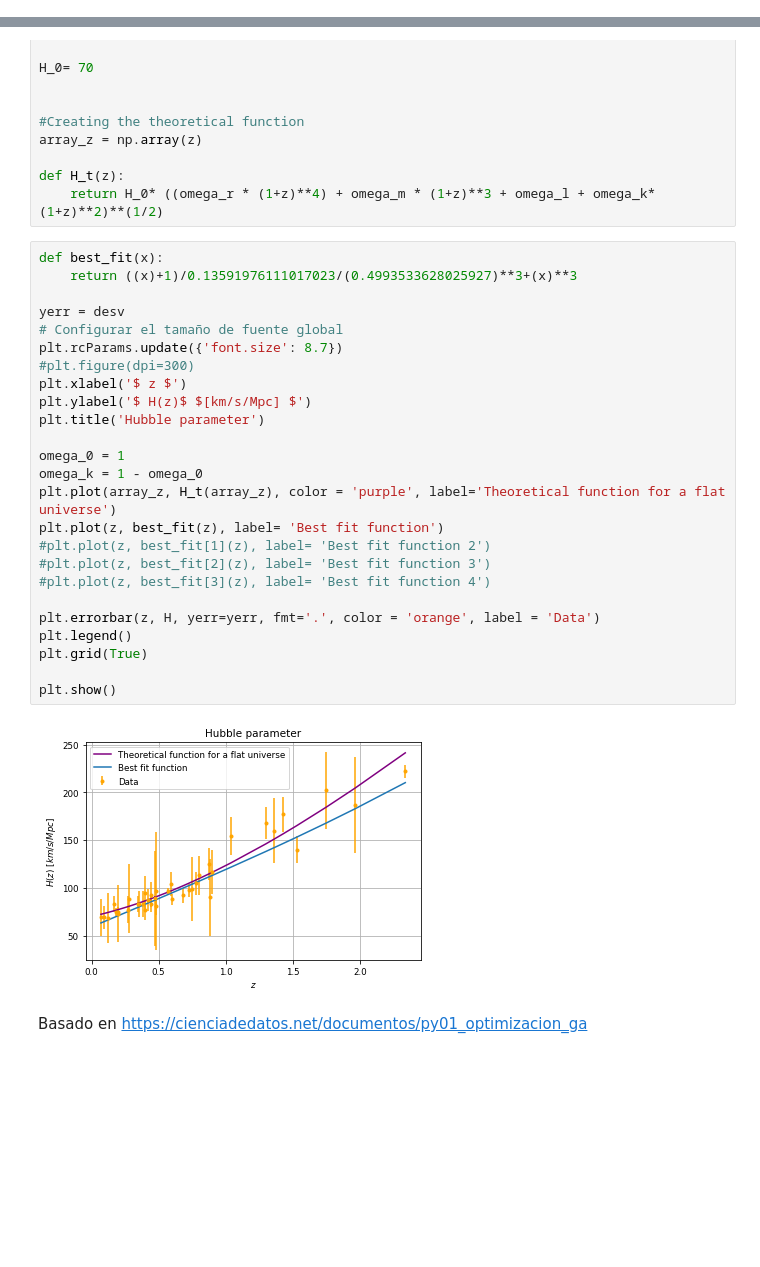
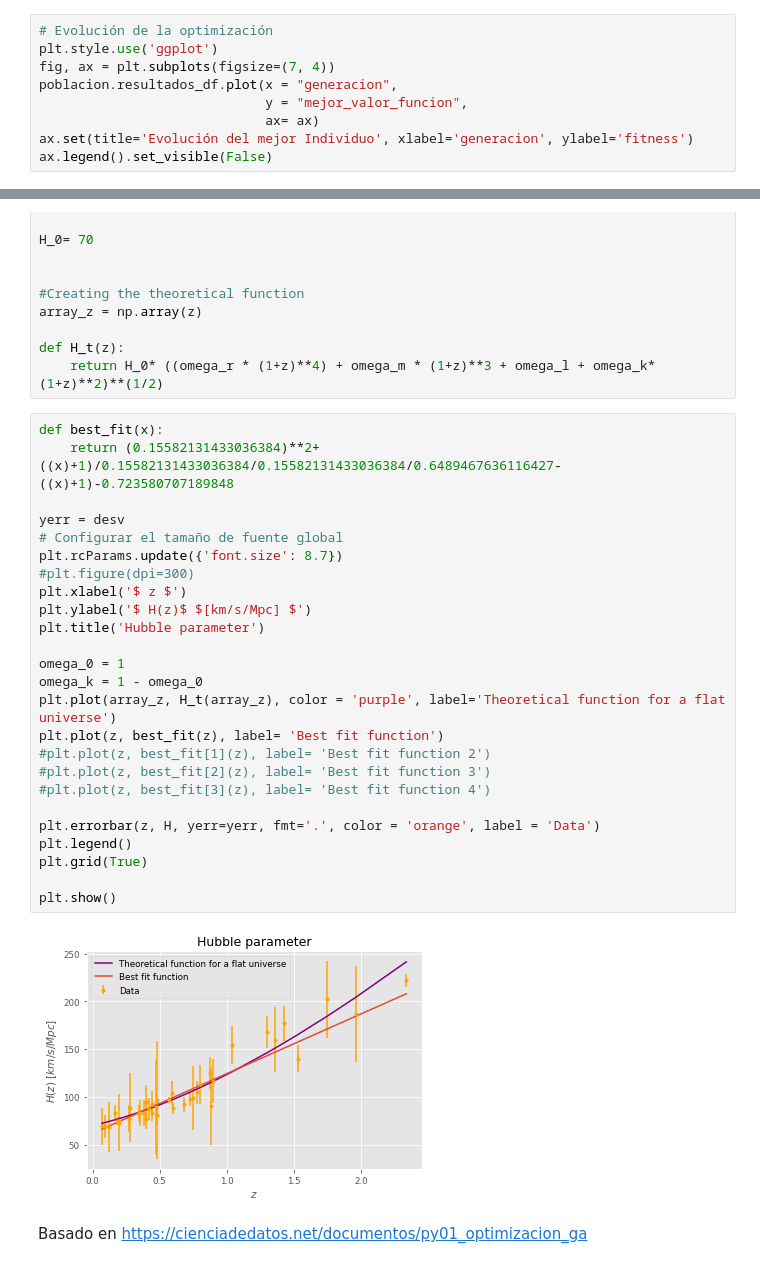
Before and after one commit to AntoCist/Practica_de_verano_2024, a Jupyter notebook: GA_class.ipynb, the cells around one changed output, grey strips where cells are left out. Saved outputs shown, nothing was run; the diff lists cells and outputs as text; blank space fills up the shorter version.

```diff
--- a/GA_class.ipynb
+++ b/GA_class.ipynb
@@ -727,0 +743,9 @@ Valor función objetivo: 26.93370291268866
+# %%
+# Evolución de la optimización
+plt.style.use('ggplot')
+fig, ax = plt.subplots(figsize=(7, 4))
+poblacion.resultados_df.plot(x = "generacion",
+                             y = "mejor_valor_funcion",
+                             ax= ax)
+ax.set(title='Evolución del mejor Individuo', xlabel='generacion', ylabel='fitness')
+ax.legend().set_visible(False)
@@ -747,30 +773,30 @@ def H_t(z):
     return H_0* ((omega_r * (1+z)**4) + omega_m * (1+z)**3 + omega_l + omega_k* (1+z)**2)**(1/2)
 # %%
 def best_fit(x):
-    return ((x)+1)/0.13591976111017023/(0.4993533628025927)**3+(x)**3
+    return (0.15582131433036384)**2+((x)+1)/0.15582131433036384/0.15582131433036384/0.6489467636116427-((x)+1)-0.723580707189848
 
 yerr = desv
 # Configurar el tamaño de fuente global
 plt.rcParams.update({'font.size': 8.7})
 #plt.figure(dpi=300)
 plt.xlabel('$ z $')
 plt.ylabel('$ H(z)$ $[km/s/Mpc] $')
 plt.title('Hubble parameter')
 
 omega_0 = 1
 omega_k = 1 - omega_0
 plt.plot(array_z, H_t(array_z), color = 'purple', label='Theoretical function for a flat universe')
 plt.plot(z, best_fit(z), label= 'Best fit function')
 #plt.plot(z, best_fit[1](z), label= 'Best fit function 2')
 #plt.plot(z, best_fit[2](z), label= 'Best fit function 3')
 #plt.plot(z, best_fit[3](z), label= 'Best fit function 4')
 
 plt.errorbar(z, H, yerr=yerr, fmt='.', color = 'orange', label = 'Data')
 plt.legend()
 plt.grid(True)
 
 plt.show()
 # %% [output]
-[figure, old version]
+[figure, new version]
 # %% [markdown]
 Basado en https://cienciadedatos.net/documentos/py01_optimizacion_ga
```
Also changed, not shown: parts of 7 cells of this notebook, 1 other file.
